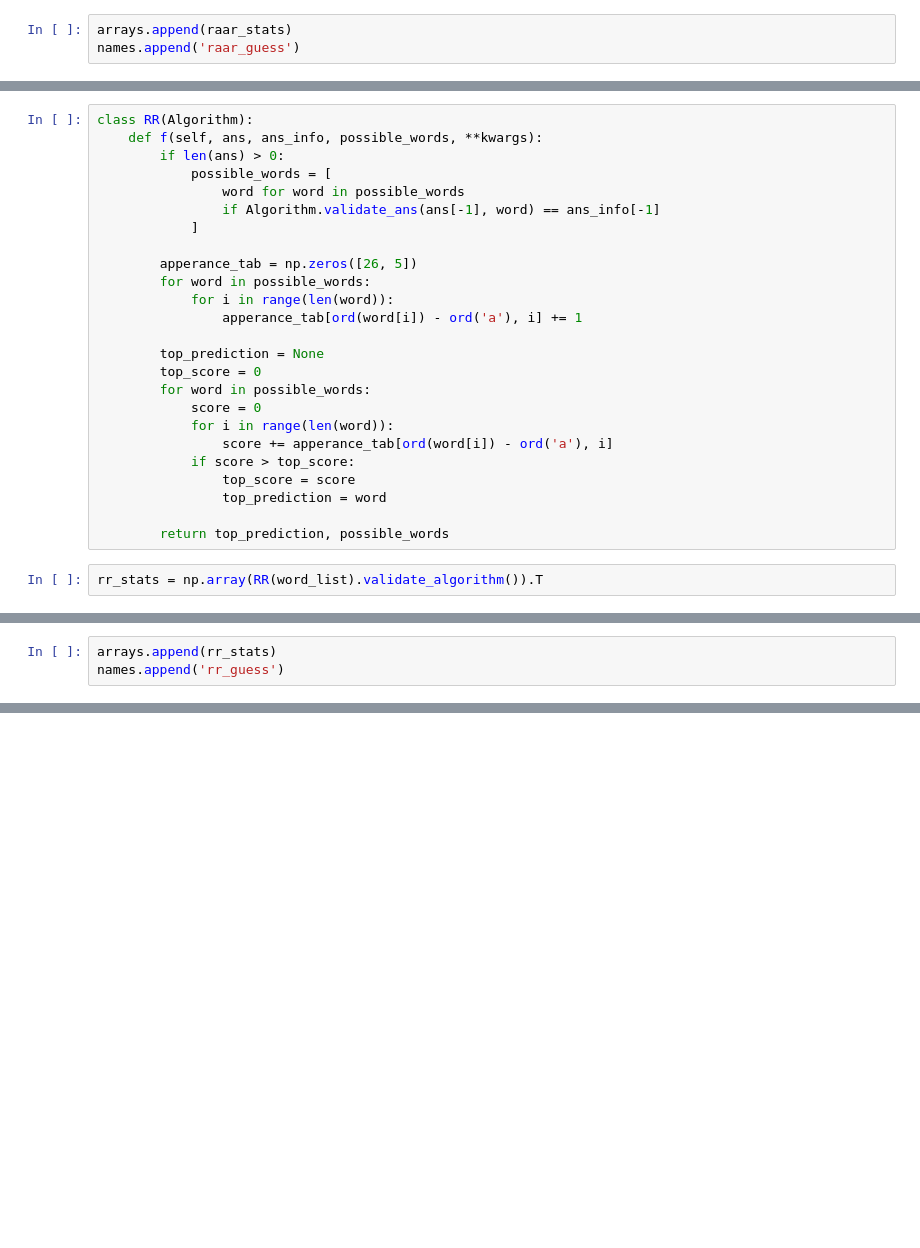
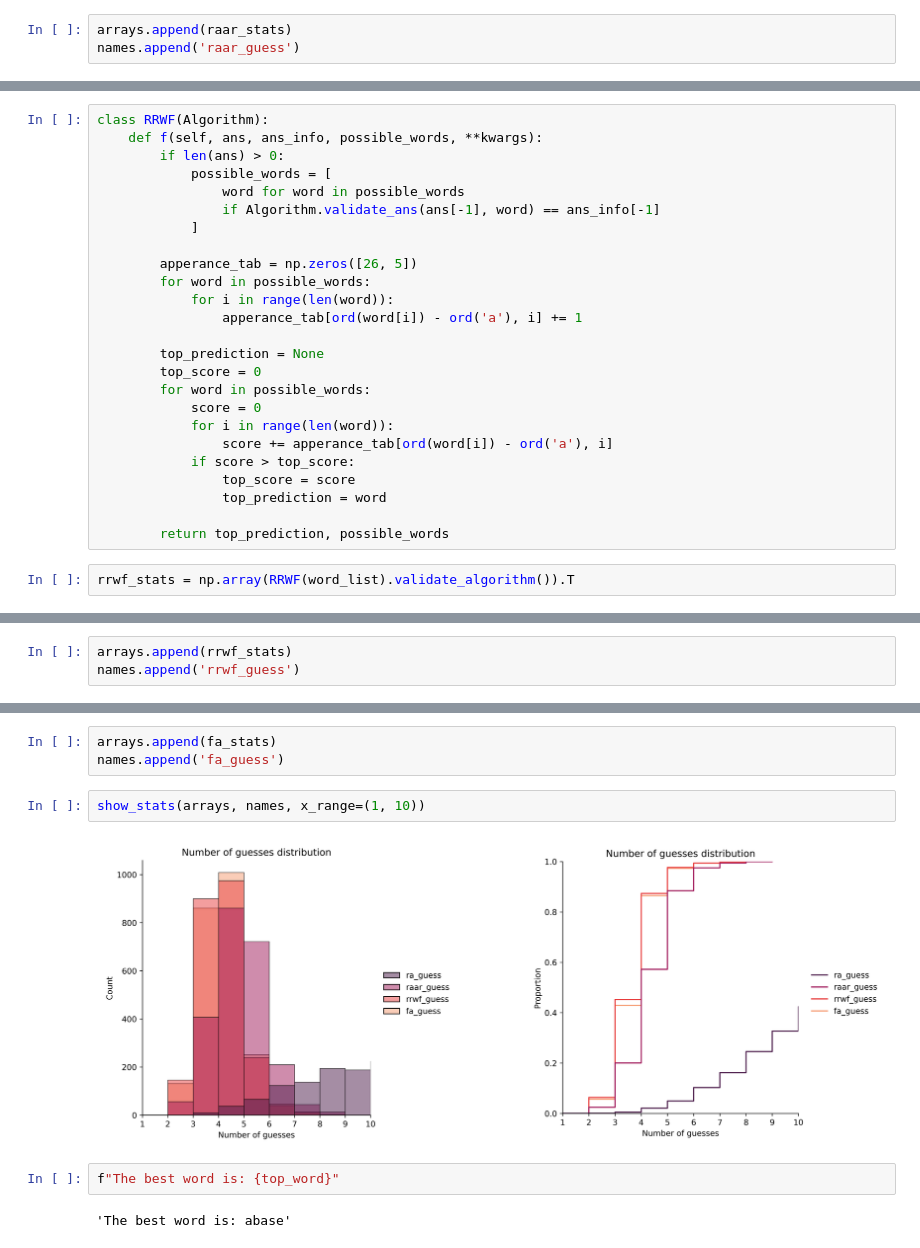
Before and after one commit to Rusiek/Wordle-Destroyer, a Jupyter notebook: main.ipynb, the cells around one changed output, grey strips where cells are left out. Saved outputs shown, nothing was run; the diff lists cells and outputs as text; blank space fills up the shorter version.

```diff
--- a/main.ipynb
+++ b/main.ipynb
@@ -249,5 +254,5 @@ show_stats(arrays, names, x_range=(0, 10))
 # %%
-class RR(Algorithm):
+class RRWF(Algorithm):
     def f(self, ans, ans_info, possible_words, **kwargs):
         if len(ans) > 0:
             possible_words = [
@@ -272,5 +277,5 @@ class RR(Algorithm):
 
         return top_prediction, possible_words
 # %%
-rr_stats = np.array(RR(word_list).validate_algorithm()).T
+rrwf_stats = np.array(RRWF(word_list).validate_algorithm()).T
 # %%
@@ -283,6 +289,6 @@ Reducing Randomness performance:
 # %%
-arrays.append(rr_stats)
-names.append('rr_guess')
+arrays.append(rrwf_stats)
+names.append('rrwf_guess')
 # %%
 show_stats(arrays, names, x_range=(0, 10))
 # %% [output]
@@ -289,0 +365,11 @@ show_stats(arrays, names, x_range=(0, 10))
+# %%
+arrays.append(fa_stats)
+names.append('fa_guess')
+# %%
+show_stats(arrays, names, x_range=(1, 10))
+# %% [output]
+[figure, added]
+# %%
+f"The best word is: {top_word}"
+# %% [output]
+'The best word is: abase'
```
Also changed, not shown: parts of 15 cells of this notebook, 5 other files.
